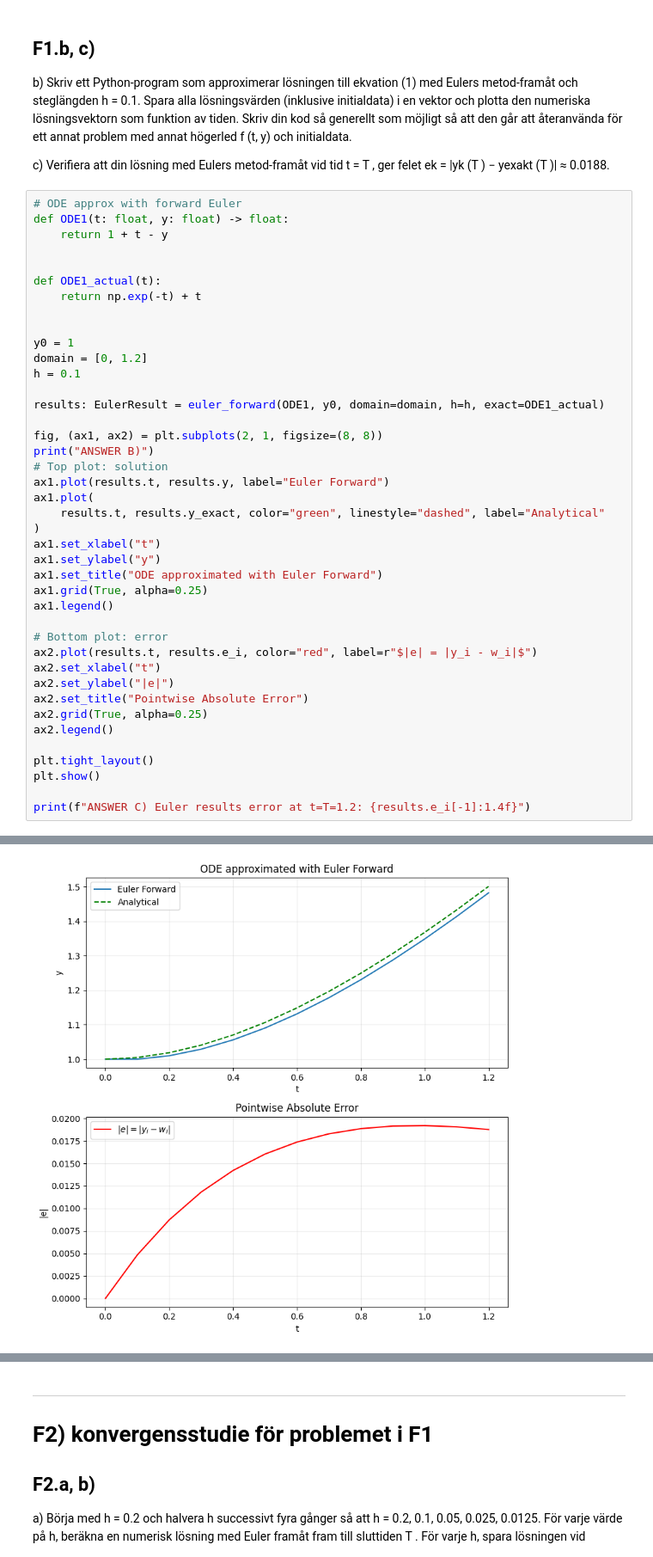
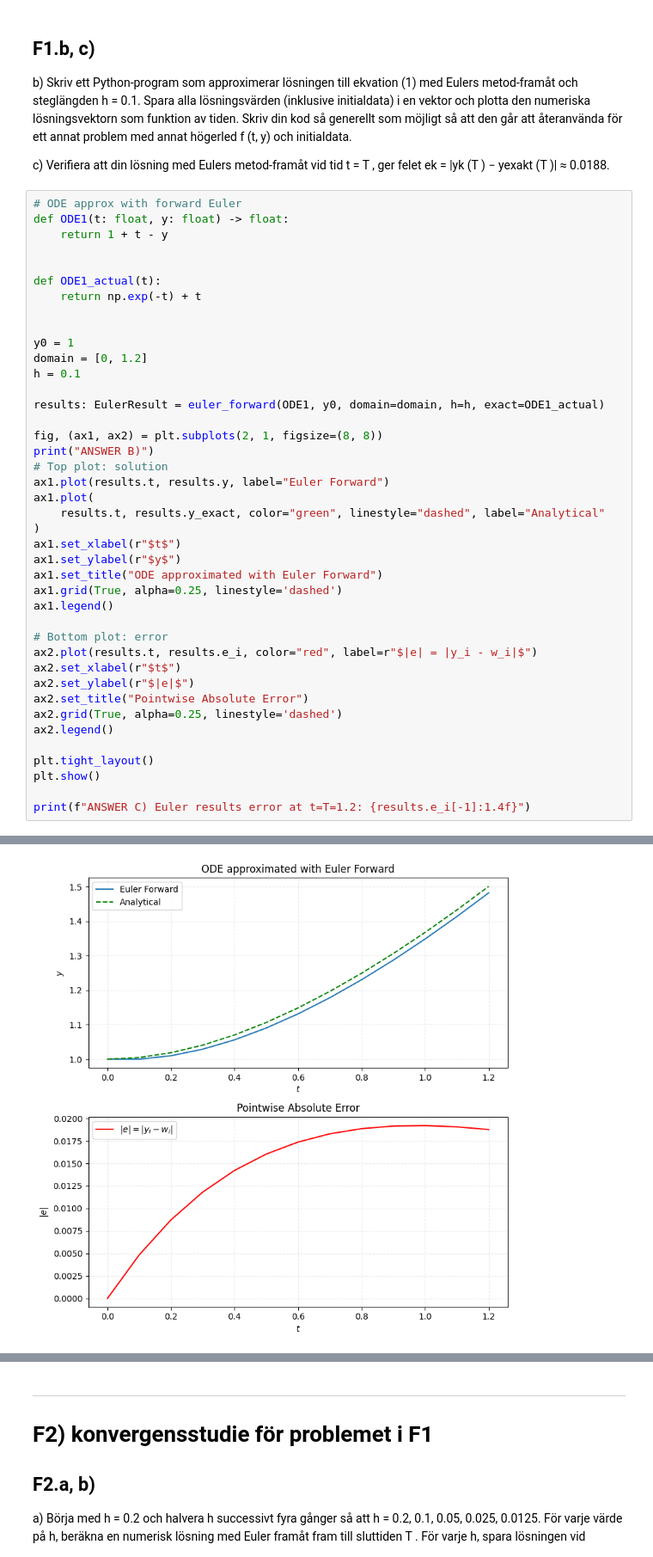
Before and after one commit to ericend/Numerical-Methods, a Jupyter notebook: LAB2/lab2.ipynb, the cells around one changed output, grey strips where cells are left out. Shown at 86% size. Cells and saved outputs as stored; diff of their text form.

```diff
--- a/LAB2/lab2.ipynb
+++ b/LAB2/lab2.ipynb
@@ -177,40 +176,40 @@ def ODE1_actual(t):
     return np.exp(-t) + t
 
 
 y0 = 1
 domain = [0, 1.2]
 h = 0.1
 
 results: EulerResult = euler_forward(ODE1, y0, domain=domain, h=h, exact=ODE1_actual)
 
 fig, (ax1, ax2) = plt.subplots(2, 1, figsize=(8, 8))
 print("ANSWER B)")
 # Top plot: solution
 ax1.plot(results.t, results.y, label="Euler Forward")
 ax1.plot(
     results.t, results.y_exact, color="green", linestyle="dashed", label="Analytical"
 )
-ax1.set_xlabel("t")
-ax1.set_ylabel("y")
+ax1.set_xlabel(r"$t$")
+ax1.set_ylabel(r"$y$")
 ax1.set_title("ODE approximated with Euler Forward")
-ax1.grid(True, alpha=0.25)
+ax1.grid(True, alpha=0.25, linestyle='dashed')
 ax1.legend()
 
 # Bottom plot: error
 ax2.plot(results.t, results.e_i, color="red", label=r"$|e| = |y_i - w_i|$")
-ax2.set_xlabel("t")
-ax2.set_ylabel("|e|")
+ax2.set_xlabel(r"$t$")
+ax2.set_ylabel(r"$|e|$")
 ax2.set_title("Pointwise Absolute Error")
-ax2.grid(True, alpha=0.25)
+ax2.grid(True, alpha=0.25, linestyle='dashed')
 ax2.legend()
 
 plt.tight_layout()
 plt.show()
 
 print(f"ANSWER C) Euler results error at t=T=1.2: {results.e_i[-1]:1.4f}")
 # %% [output]
 ANSWER B)
-[figure, old version]
+[figure, new version]
 ANSWER C) Euler results error at t=T=1.2: 0.0188
 # %% [markdown]
 ___
```
Also changed, not shown: parts of 15 cells of this notebook.
